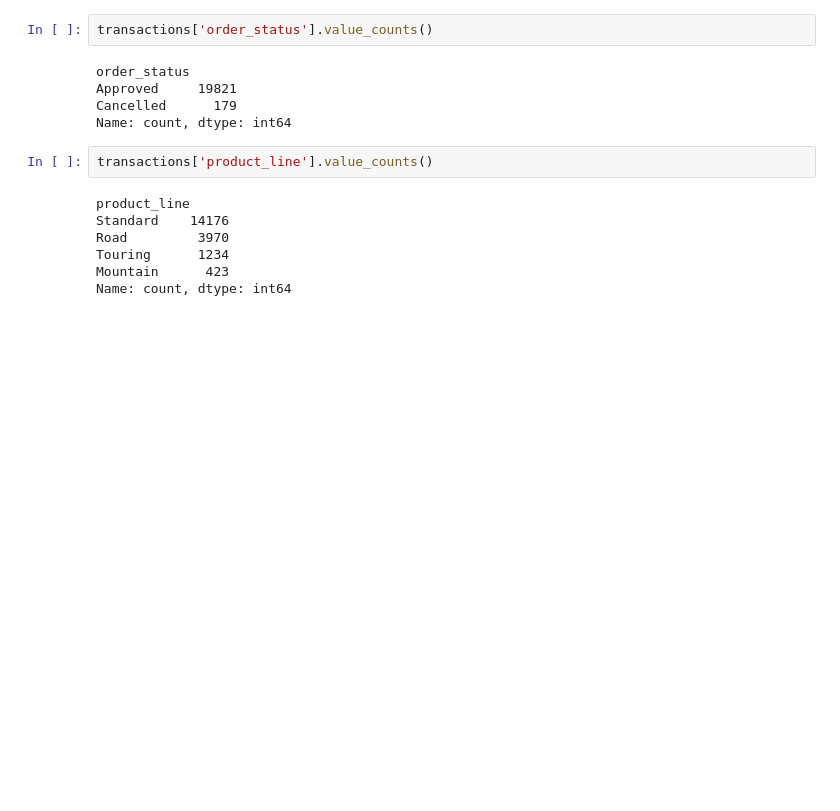
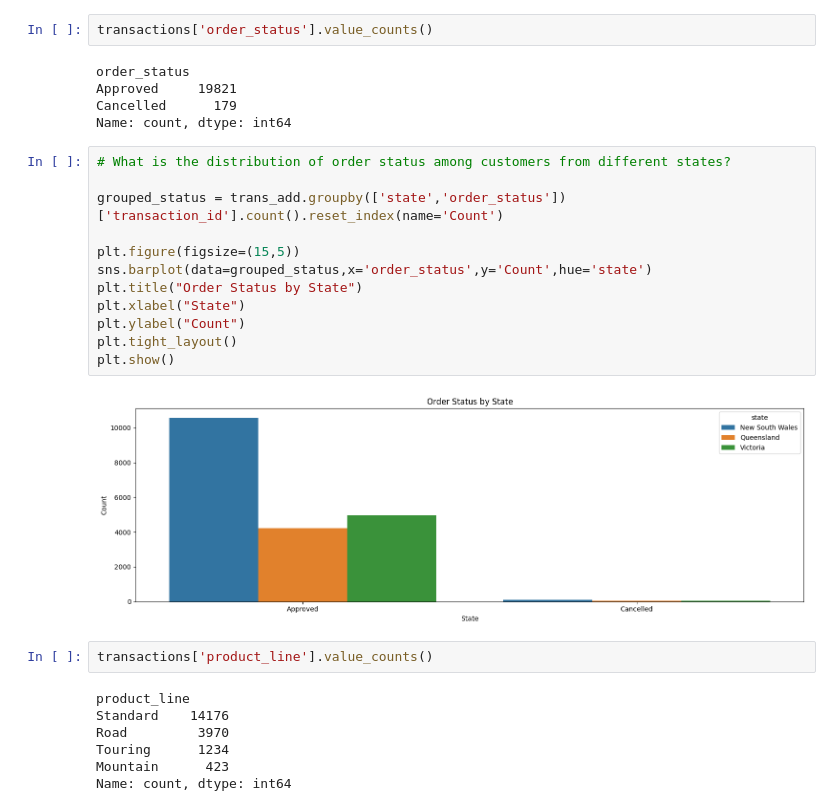
Before and after one commit to ilovedata6/SprocketCentral, a Jupyter notebook: analysis.ipynb, the cells around one changed output. Saved outputs shown, nothing was run; the diff lists cells and outputs as text; blank space fills up the shorter version.

```diff
--- a/analysis.ipynb
+++ b/analysis.ipynb
@@ -507,6 +513,20 @@ order_status
 Approved     19821
 Cancelled      179
 Name: count, dtype: int64
+# %%
+# What is the distribution of order status among customers from different states?
+
+grouped_status = trans_add.groupby(['state','order_status'])['transaction_id'].count().reset_index(name='Count')
+
+plt.figure(figsize=(15,5))
+sns.barplot(data=grouped_status,x='order_status',y='Count',hue='state')
+plt.title("Order Status by State")
+plt.xlabel("State")
+plt.ylabel("Count")
+plt.tight_layout()
+plt.show()
+# %% [output]
+[figure, added]
 # %%
 transactions['product_line'].value_counts()
 # %% [output]
```
Also changed, not shown: parts of 6 cells of this notebook.
